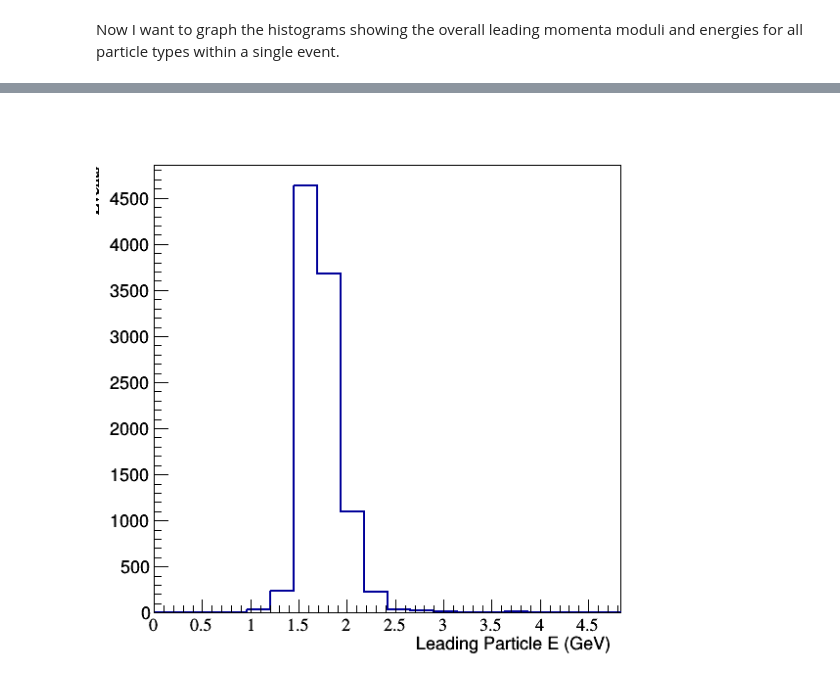
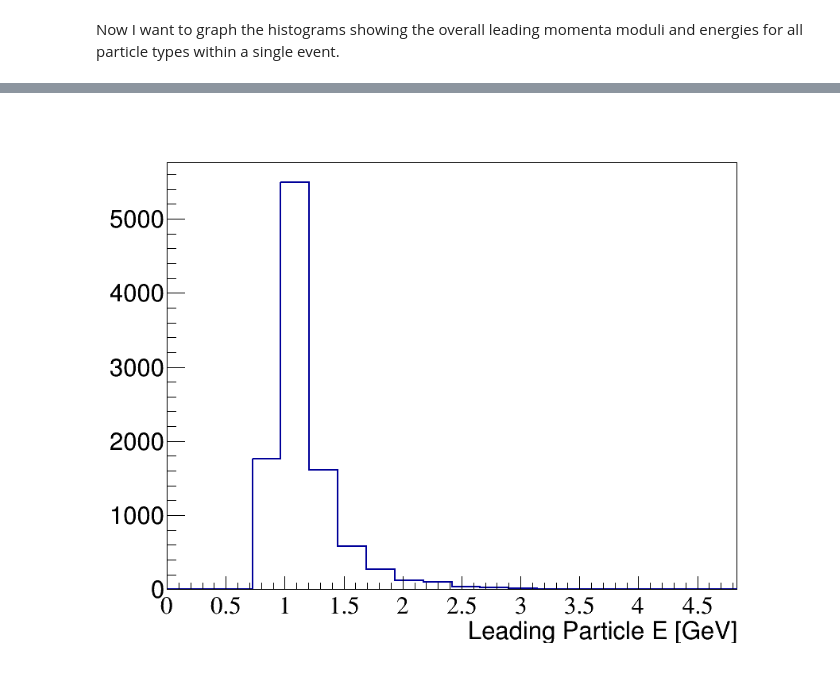
Before and after one commit to yuntsebaryon/BoostedDM-plot, a Jupyter notebook: particle_analysis_week3.ipynb, the cells around one changed output, grey strips where cells are left out. Cells and saved outputs as stored; diff of their text form; code cells hidden in the pictures.

Commit message:
particle analysis revised

```diff
--- a/particle_analysis_week3.ipynb
+++ b/particle_analysis_week3.ipynb
@@ -34,14 +34,16 @@ for i in t:
         leading_particle_E = 0
         P_arg = "i.%sP" % j
         E_arg = "i.%sE" % j
-        for k in eval(P_arg):
-            if abs(k) > leading_particle_P:
-                leading_particle_P = k
-        for l in eval(E_arg):
-            if abs(l) > leading_particle_E:
-                leading_particle_E = l
-        max_particle_P[j].append(leading_particle_P)
-        max_particle_E[j].append(leading_particle_E)
+        if len(eval(P_arg)) > 0:
+            for k in eval(P_arg):
+                if abs(k) > leading_particle_P:
+                    leading_particle_P = k
+            max_particle_P[j].append(leading_particle_P)
+        if len(eval(E_arg)) > 0:
+            for l in eval(E_arg):
+                if abs(l) > leading_particle_E:
+                    leading_particle_E = l
+            max_particle_E[j].append(leading_particle_E)
 
         if leading_particle_P > leading_P:
             leading_P = leading_particle_P
@@ -53,9 +55,9 @@ for i in t:
 Graph the leading momenta moduli for each particle type.
 # %%
 for i in particles:
-    hN_P[i] = ROOT.TH1F("%sP" % i, "", 18, 0, max(max_particle_P[i])*1.2)
+    hN_P[i] = ROOT.TH1F("%sP" % i, "", 20, 0, max(max_particle_P[i])*1.2)
 
-    hN_P[i].GetXaxis().SetTitle("Leading %sP (GeV/c)" % i)
+    hN_P[i].GetXaxis().SetTitle("Leading %sP [GeV/c]" % i)
     hN_P[i].GetYaxis().SetTitle("Events")
 
     hN_P[i].SetLineColor(9)
@@ -65,6 +67,11 @@ for i in particles:
     hN_P[i].GetYaxis().SetTitleFont(132)
     hN_P[i].GetYaxis().SetLabelFont(132)
 
+    hN_P[i].GetXaxis().SetLabelSize(0.05)
+    hN_P[i].GetXaxis().SetTitleSize(0.05)
+    hN_P[i].GetYaxis().SetLabelSize(0.05)
+    hN_P[i].GetYaxis().SetTitleSize(0.05)
+
     cN_P[i] = ROOT.TCanvas("%sP" % i, "Leading %s P" % i, 600, 600)
 
     cN_P[i].Draw()
@@ -85,7 +104,7 @@ Now I want to graph the leading energies of the different particle types.
 for i in particles:
     hN_E[i] = ROOT.TH1F("%sE" % i, "", 18, 0, max(max_particle_E[i])*1.2)
 
-    hN_E[i].GetXaxis().SetTitle("Leading %sE (GeV)" % i)
+    hN_E[i].GetXaxis().SetTitle("Leading %sE [GeV]" % i)
     hN_E[i].GetYaxis().SetTitle("Events")
 
     hN_E[i].SetLineColor(9)
@@ -95,6 +114,11 @@ for i in particles:
     hN_E[i].GetYaxis().SetTitleFont(132)
     hN_E[i].GetYaxis().SetLabelFont(132)
 
+    hN_E[i].GetXaxis().SetLabelSize(0.05)
+    hN_E[i].GetXaxis().SetTitleSize(0.05)
+    hN_E[i].GetYaxis().SetLabelSize(0.05)
+    hN_E[i].GetYaxis().SetTitleSize(0.05)
+
     cN_E[i] = ROOT.TCanvas("%sE" % i, "Leading %s E" % i, 600, 600)
 
     cN_E[i].Draw()
@@ -113,13 +149,18 @@ for i in particles:
 Now I want to graph the histograms showing the overall leading momenta moduli and energies for all particle types within a single event.
 # %%
 h_E = ROOT.TH1F("LeadingE", "", 20, 0, max(max_overall_E)*1.2)
-c_E = ROOT.TCanvas("LeadingE", "Leading Particle E", 600, 600)
+c_E = ROOT.TCanvas("LeadingE", "Leading Particle E", 900, 700)
 
-h_E.GetXaxis().SetTitle("Leading Particle E (GeV)")
+h_E.GetXaxis().SetTitle("Leading Particle E [GeV]")
 h_E.GetYaxis().SetTitle("Events")
 h_E.SetLineWidth(2)
 h_E.GetXaxis().SetLabelFont(132)
 h_E.GetYaxis().SetTitleFont(132)
+
+h_E.GetXaxis().SetLabelSize(0.05)
+h_E.GetXaxis().SetTitleSize(0.05)
+h_E.GetYaxis().SetLabelSize(0.05)
+h_E.GetYaxis().SetTitleSize(0.05)
 
 c_E.Draw()
 h_E.Draw()
@@ -130,3 +173,3 @@ for i in max_overall_E:
-[figure, old version]
+[figure, new version]
 # %%
 h_P = ROOT.TH1F("LeadingP", "", 20, 0, max(max_overall_P)*1.2)
```
Also changed, not shown: parts of 4 cells of this notebook.
